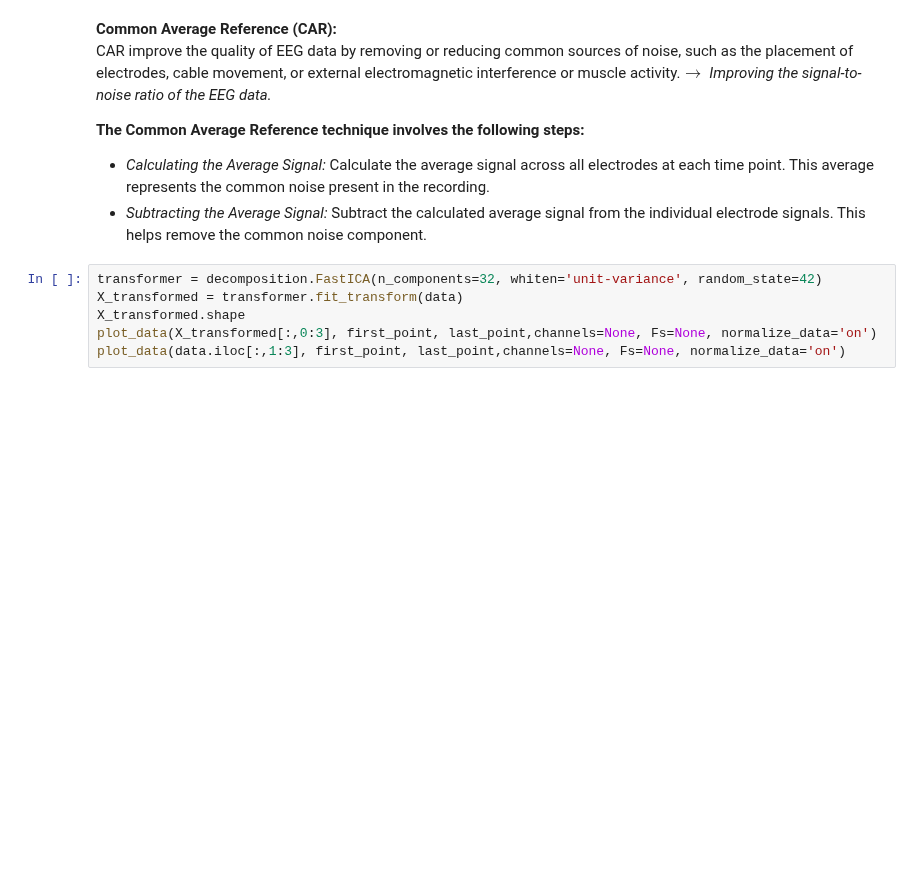
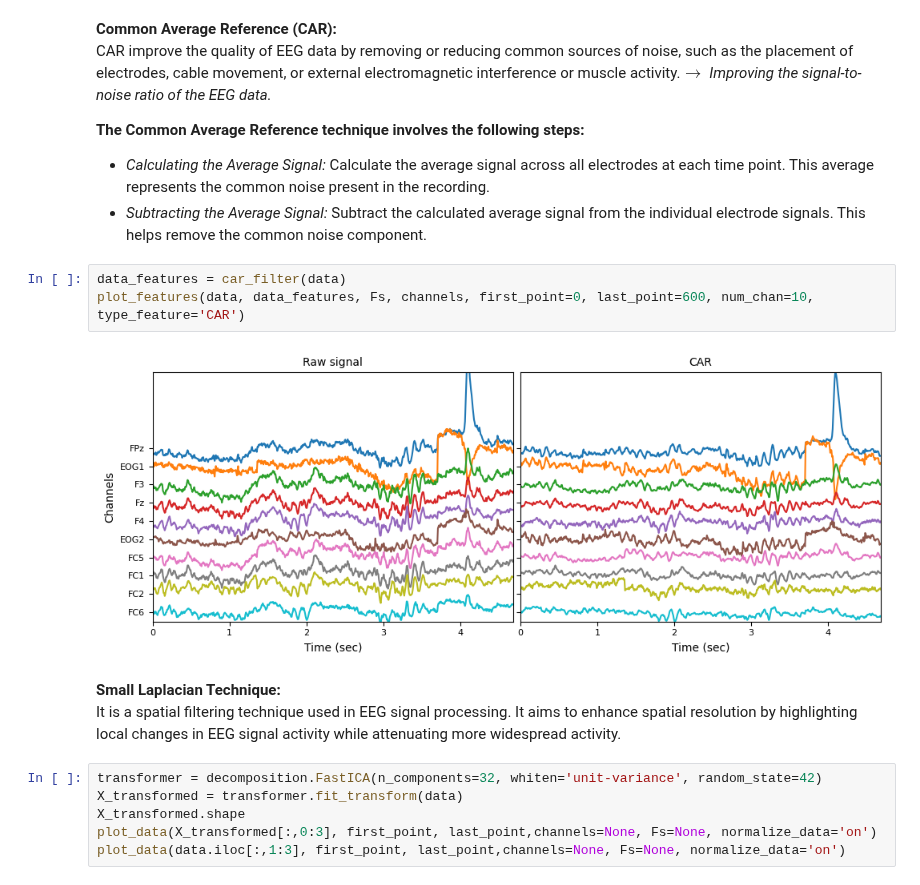
Before and after one commit to RezaSaadatyar/EEG-Lab, a Jupyter notebook: Code/App1_EEG.ipynb, the cells around one changed output. Cells and saved outputs as stored; diff of their text form; blank space fills up the shorter version.

```diff
--- a/Code/App1_EEG.ipynb
+++ b/Code/App1_EEG.ipynb
@@ -128,6 +129,14 @@ CAR improve the quality of EEG data by removing or reducing common sources of no
 **The Common Average Reference technique involves the following steps:**<br/>
  - *Calculating the Average Signal:* Calculate the average signal across all electrodes at each time point. This average represents the common noise present in the recording.
  - *Subtracting the Average Signal:* Subtract the calculated average signal from the individual electrode signals. This helps remove the common noise component.
+# %%
+data_features = car_filter(data)
+plot_features(data, data_features, Fs, channels, first_point=0, last_point=600, num_chan=10, type_feature='CAR')
+# %% [output]
+[figure, added]
+# %% [markdown]
+**Small Laplacian Technique:**<br/>
+It  is a spatial filtering technique used in EEG signal processing. It aims to enhance spatial resolution by highlighting local changes in EEG signal activity while attenuating more widespread activity.
 # %%
 transformer = decomposition.FastICA(n_components=32, whiten='unit-variance', random_state=42)
 X_transformed = transformer.fit_transform(data)
```
Also changed, not shown: parts of 2 cells of this notebook.
